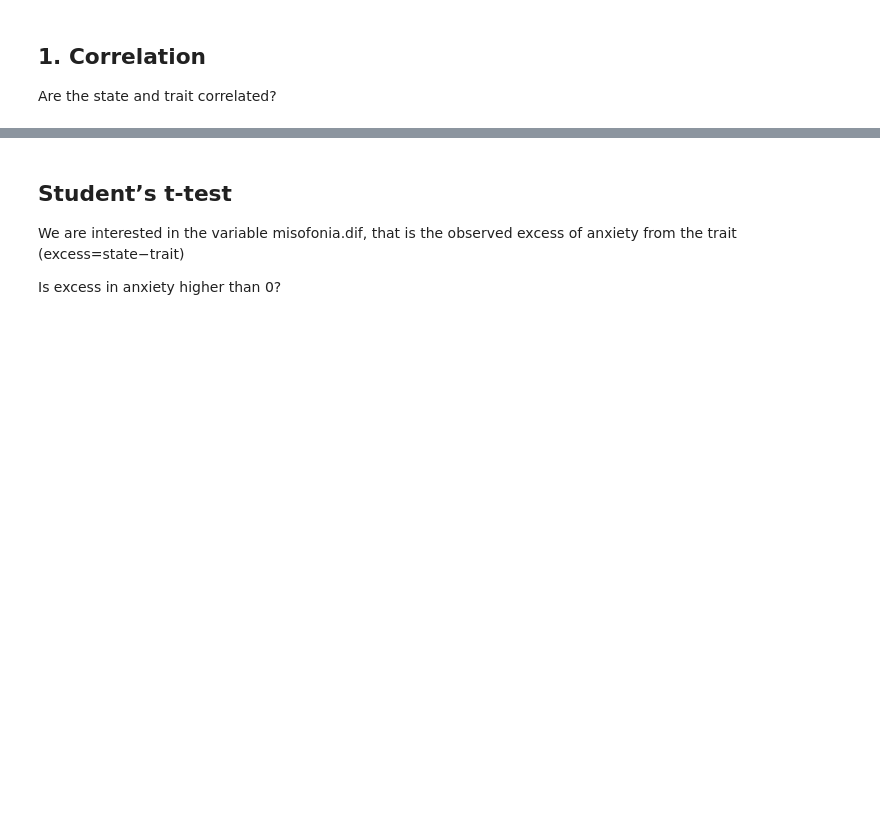
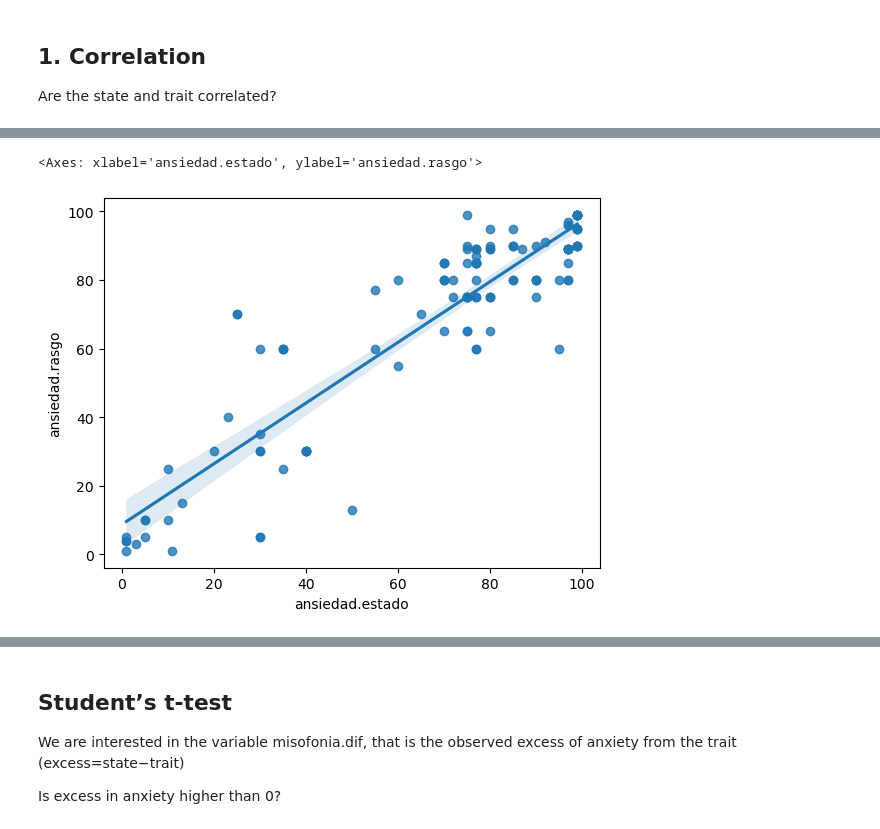
Before and after one commit to MMRES-PyBootcamp/MMRES-python-bootcamp2024, a Jupyter notebook: 11_misophonia_II.ipynb, the cells around one changed output, grey strips where cells are left out. Saved outputs shown, nothing was run; the diff lists cells and outputs as text; code cells hidden in the pictures; blank space fills up the shorter version.

```diff
--- a/11_misophonia_II.ipynb
+++ b/11_misophonia_II.ipynb
@@ -121,4 +138,7 @@ sns.scatterplot(df['ansiedad.estado'],df['ansiedad.rasgo'])
 # %%
-sns.regplot(df['ansiedad.estado'],df['ansiedad.rasgo'])
+sns.regplot(x='ansiedad.estado', y='ansiedad.rasgo', data=df)
+# %% [output]
+<Axes: xlabel='ansiedad.estado', ylabel='ansiedad.rasgo'>
+[figure, added]
 # %%
 df['ansiedad.estado'].corr(df['ansiedad.rasgo'],method='pearson')
```
Also changed, not shown: parts of 23 cells of this notebook.
